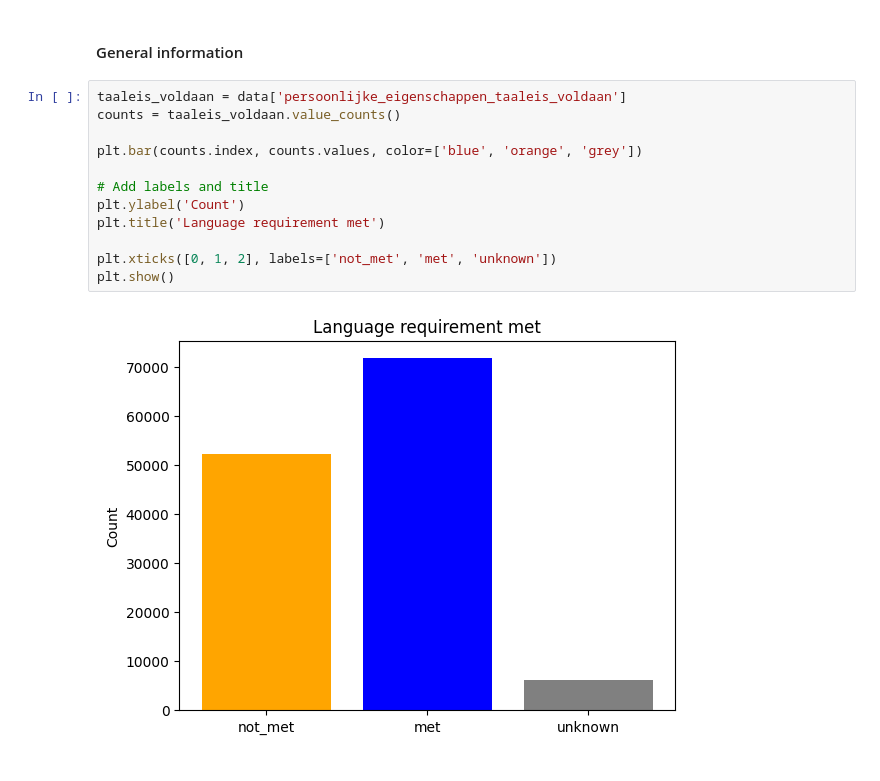
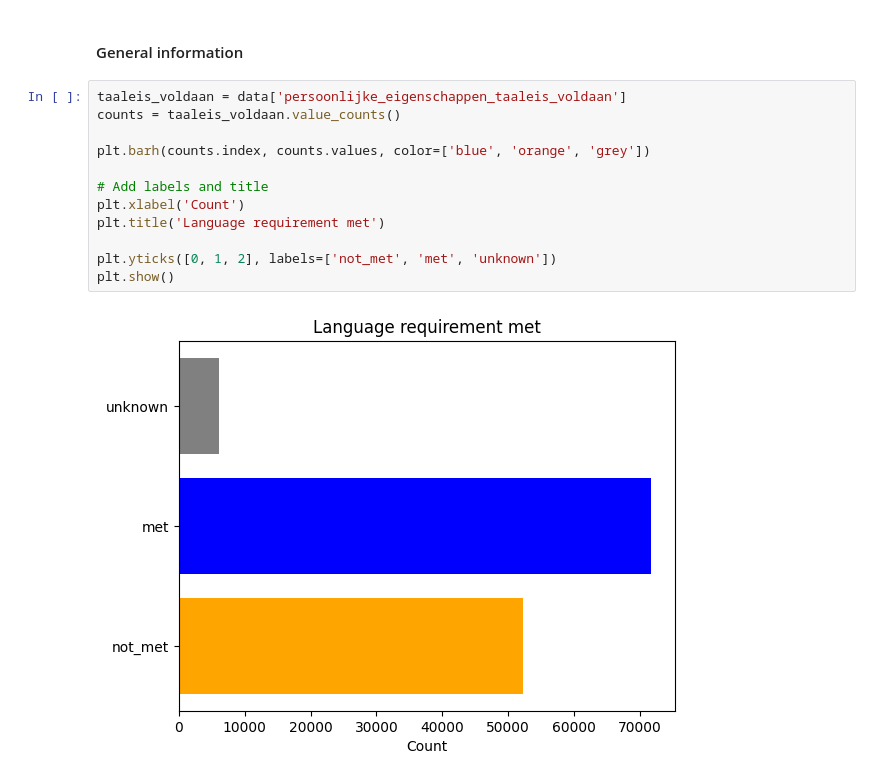
Before and after one commit to nouwerkerk/AI-Testing-33, a Jupyter notebook: dataAnalysis/language_requirement_met.ipynb, the cells around one changed output. Saved outputs shown, nothing was run; the diff lists cells and outputs as text.

Commit message:
afronden data analysis plot

```diff
--- a/dataAnalysis/language_requirement_met.ipynb
+++ b/dataAnalysis/language_requirement_met.ipynb
@@ -9,14 +9,14 @@ data = pd.read_csv('../data/all_data.csv')
 # %%
 taaleis_voldaan = data['persoonlijke_eigenschappen_taaleis_voldaan']
 counts = taaleis_voldaan.value_counts()
 
-plt.bar(counts.index, counts.values, color=['blue', 'orange', 'grey'])
+plt.barh(counts.index, counts.values, color=['blue', 'orange', 'grey'])
 
 # Add labels and title
-plt.ylabel('Count')
+plt.xlabel('Count')
 plt.title('Language requirement met')
 
-plt.xticks([0, 1, 2], labels=['not_met', 'met', 'unknown'])
+plt.yticks([0, 1, 2], labels=['not_met', 'met', 'unknown'])
 plt.show()
 # %% [output]
-[figure, old version]
+[figure, new version]
```
Also changed, not shown: parts of 3 cells of this notebook, 4 other files.
